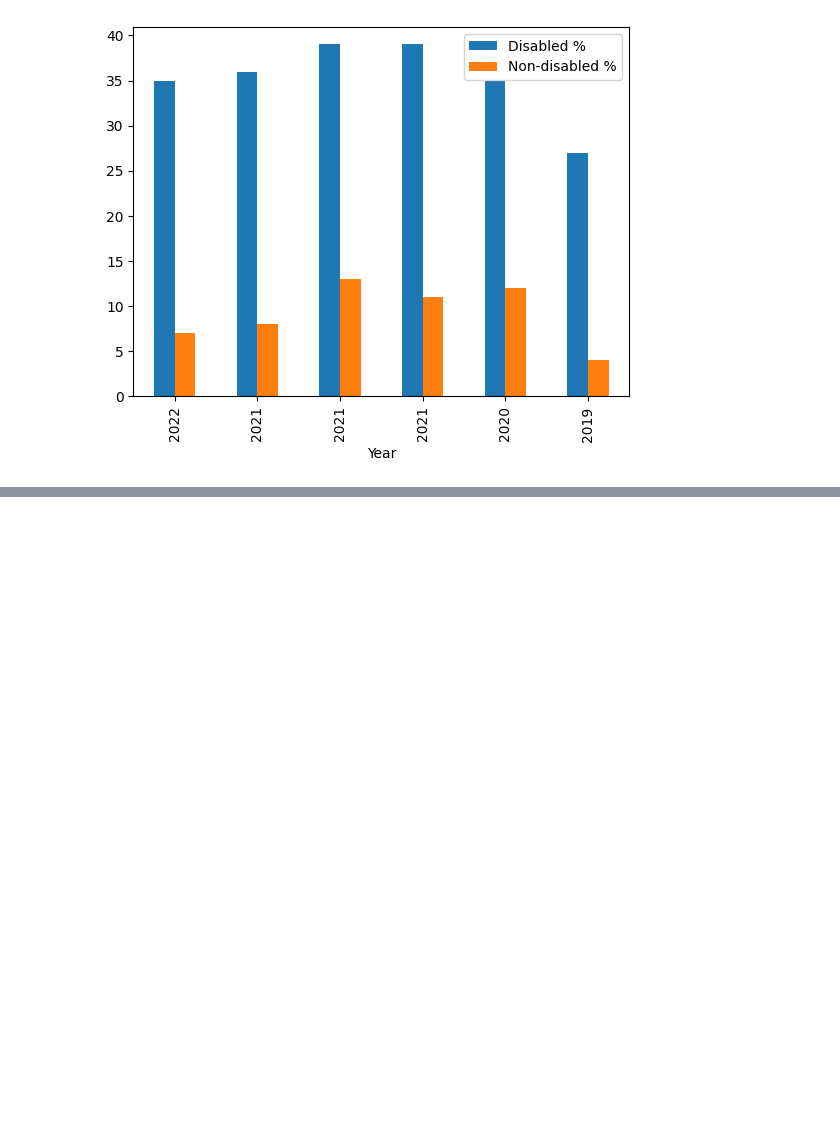
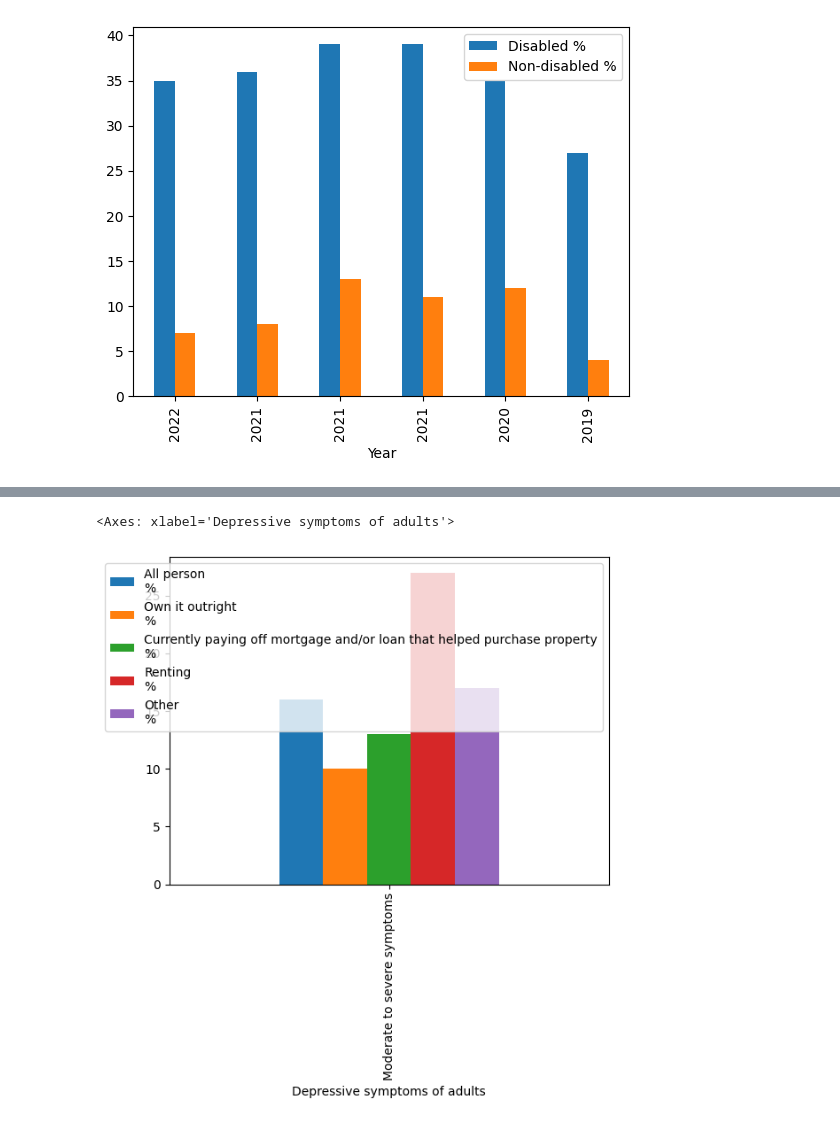
Before and after one commit to NabilahYK/PROGRAMMING-EXAM2, a Jupyter notebook: ProgrammingExam2.ipynb, the cells around one changed output, grey strips where cells are left out. Cells and saved outputs as stored; diff of their text form; code cells hidden in the pictures; blank space fills up the shorter version.

```diff
--- a/ProgrammingExam2.ipynb
+++ b/ProgrammingExam2.ipynb
@@ -788,0 +862,18 @@ Disability.plot.bar()
+# %%
+df18 = pd.read_excel ("/content/drive/MyDrive/referencetablescoldepressionfinal0612.xlsx", header=[0], index_col=[0])
+df18 = pd.read_excel("/content/drive/MyDrive/referencetablescoldepressionfinal0612.xlsx",sheet_name="4.3", index_col = None,
+              skiprows = 12, nrows=3, usecols = 'A:F')
+df18
+
+
+df18.set_index('Depressive symptoms of adults', inplace=True, drop=False)
+df18
+
+
+
+
+df18= df18.drop(df18.index[0])
+df18
+
+df18.drop(columns=['Depressive symptoms of adults'], inplace=True)
+df18
@@ -788,0 +884,5 @@ Disability.plot.bar()
+# %%
+df18.plot.bar()
+# %% [output]
+<Axes: xlabel='Depressive symptoms of adults'>
+[figure, added]
```
Also changed, not shown: parts of 8 cells of this notebook.
